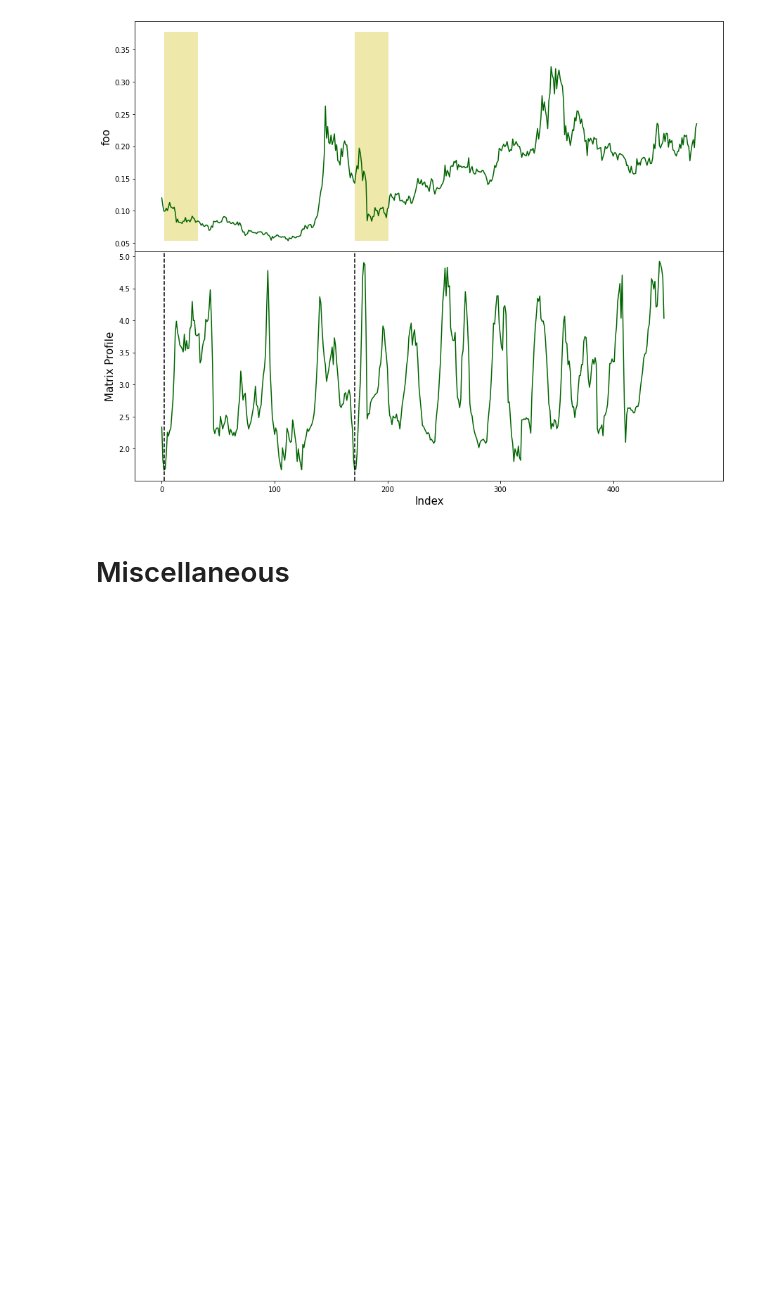
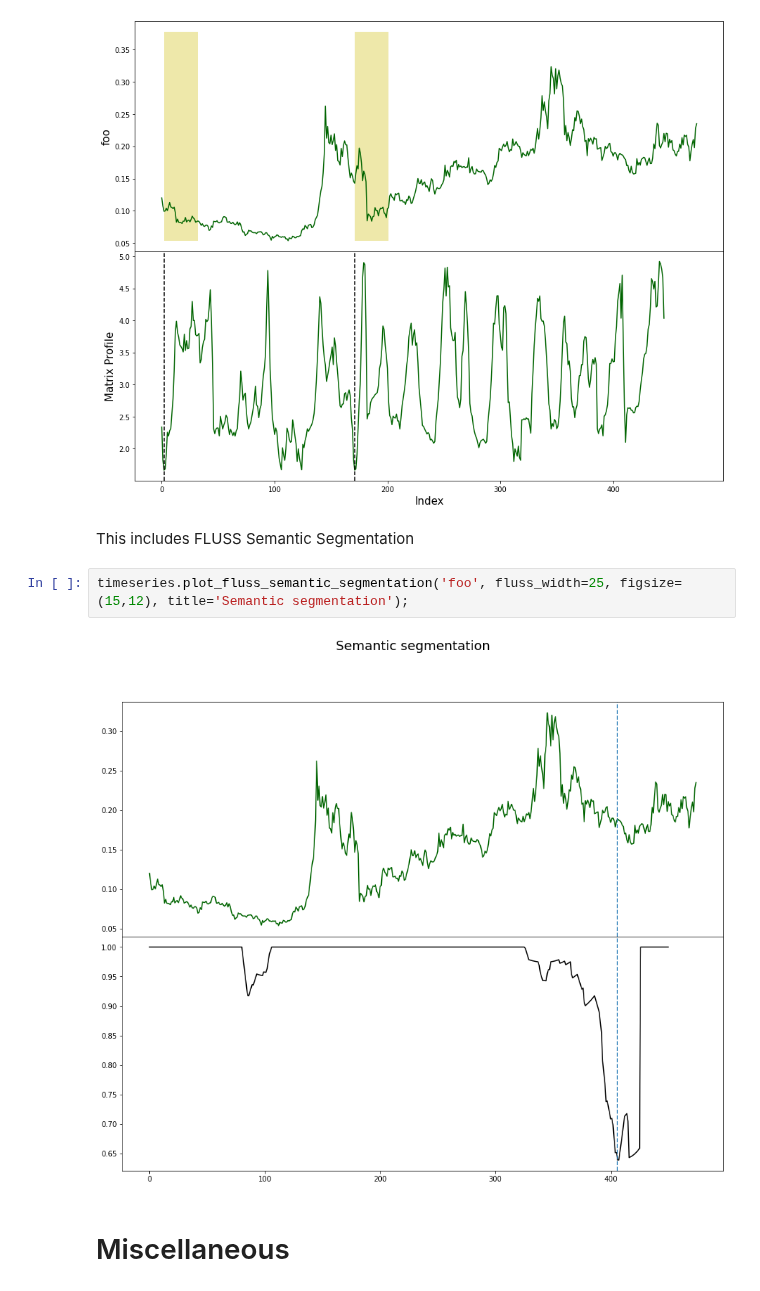
Before and after one commit to Mitchellpkt/python-isthmuslib, a Jupyter notebook: isthmuslib_tutorial.ipynb, the cells around one changed output. Saved outputs shown, nothing was run; the diff lists cells and outputs as text; blank space fills up the shorter version.

```diff
--- a/isthmuslib_tutorial.ipynb
+++ b/isthmuslib_tutorial.ipynb
@@ -312,6 +312,12 @@ It is also easy to access the matrix profiling methods from the [STUMPY library]
 timeseries.stumpy_profile_univariate('foo', window_size=30, annotate_motif=True, figsize=(15,12), title='');
 # %% [output]
 [figure]
+# %% [markdown]
+This includes FLUSS Semantic Segmentation
+# %%
+timeseries.plot_fluss_semantic_segmentation('foo', fluss_width=25, figsize=(15,12), title='Semantic segmentation');
+# %% [output]
+[figure, added]
 # %% [markdown]
 # Miscellaneous
 # %% [markdown]
```
Also changed, not shown: 3 other files.
